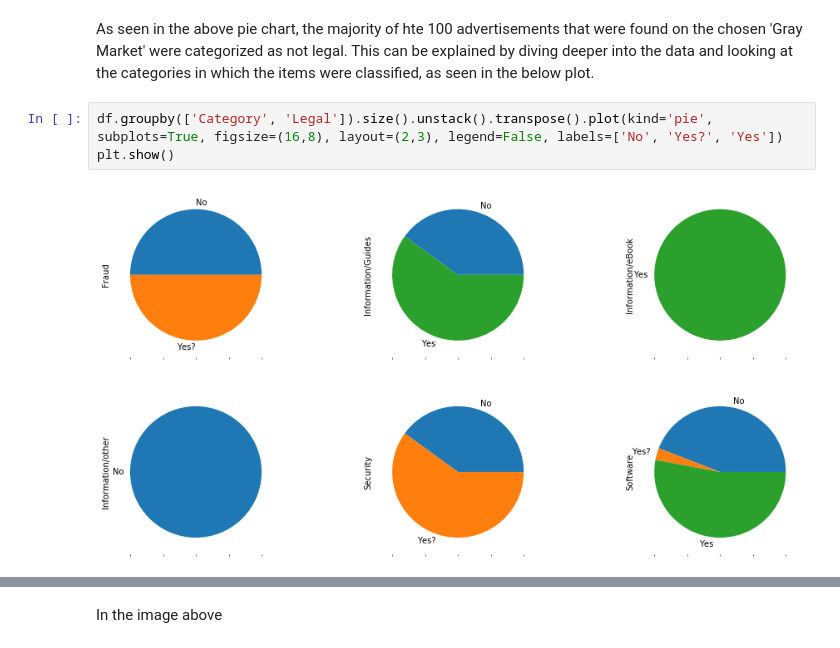
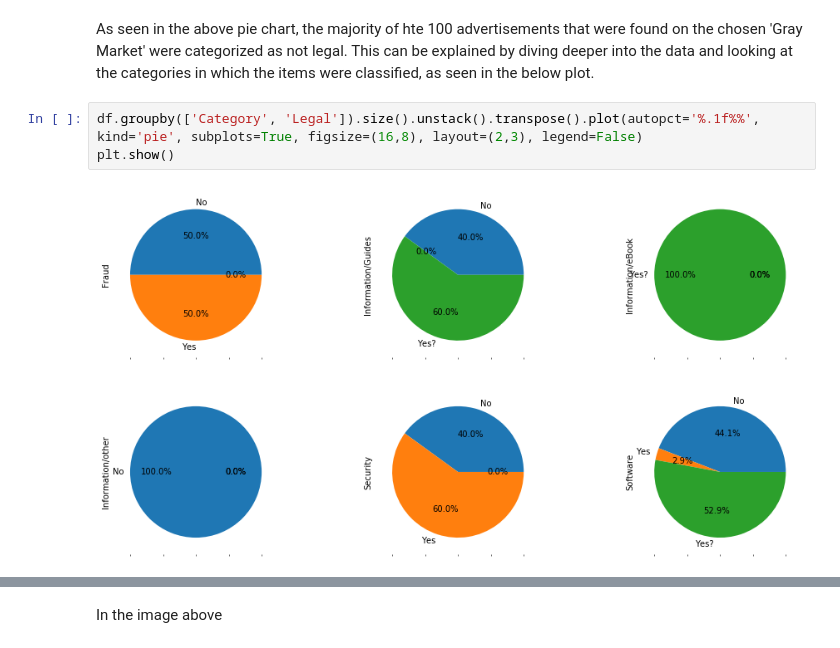
Before and after one commit to NijeboerFrank/jupyter-assignment-1, a Jupyter notebook: MyNotebook.ipynb, the cells around one changed output, grey strips where cells are left out. Saved outputs shown, nothing was run; the diff lists cells and outputs as text.

Commit message:
big part for multiple pie charts

```diff
--- a/MyNotebook.ipynb
+++ b/MyNotebook.ipynb
@@ -79,7 +79,7 @@ plt.show()
 # %% [markdown]
 As seen in the above pie chart, the majority of hte 100 advertisements that were found on the chosen 'Gray Market' were categorized as not legal. This can be explained by diving deeper into the data and looking at the categories in which the items were classified, as seen in the below plot.
 # %%
-df.groupby(['Category', 'Legal']).size().unstack().transpose().plot(kind='pie', subplots=True, figsize=(16,8), layout=(2,3), legend=False, labels=['No', 'Yes?', 'Yes'])
+df.groupby(['Category', 'Legal']).size().unstack().transpose().plot(autopct='%.1f%%', kind='pie', subplots=True, figsize=(16,8), layout=(2,3), legend=False)
 plt.show()
 # %% [output]
-[figure, old version]
+[figure, new version]
```
Also changed, not shown: parts of 3 cells of this notebook.
